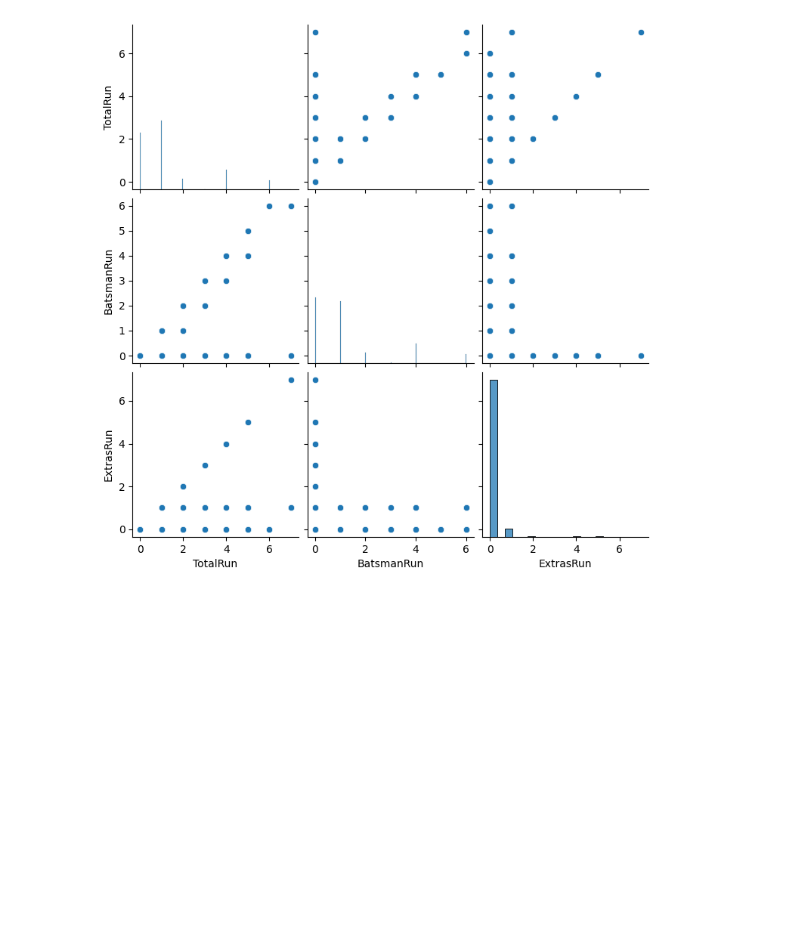
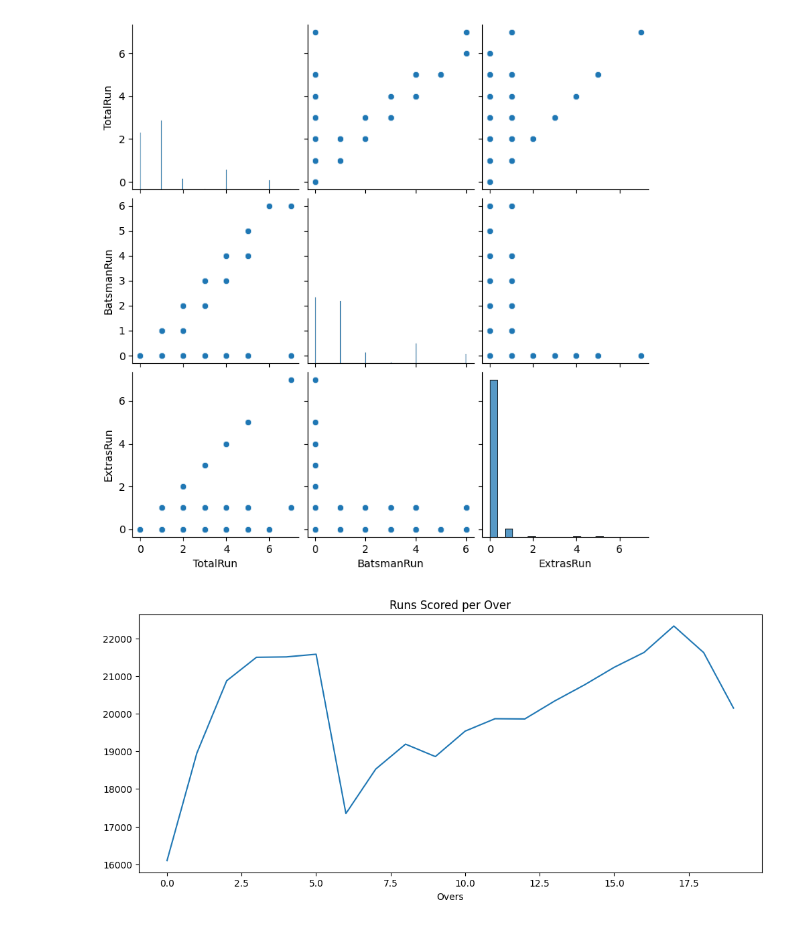
Before and after one commit to samifahim07/Smart-Cricket-Analytics-Ball-by-Ball-Event-Prediction-using-Machine-Learning, a Jupyter notebook: smart_analysis.ipynb, the cells around one changed output. Saved outputs shown, nothing was run; the diff lists cells and outputs as text; code cells hidden in the pictures; blank space fills up the shorter version.

```diff
--- a/smart_analysis.ipynb
+++ b/smart_analysis.ipynb
@@ -189,3 +189,14 @@ sns.pairplot(df[['TotalRun',
 plt.show()
 # %% [output]
 [figure]
+# %%
+runs_over = df.groupby('Overs')['TotalRun'].sum()
+
+plt.figure(figsize=(12,5))
+sns.lineplot(x=runs_over.index,
+             y=runs_over.values)
+
+plt.title("Runs Scored per Over")
+plt.show()
+# %% [output]
+[figure, added]
```
